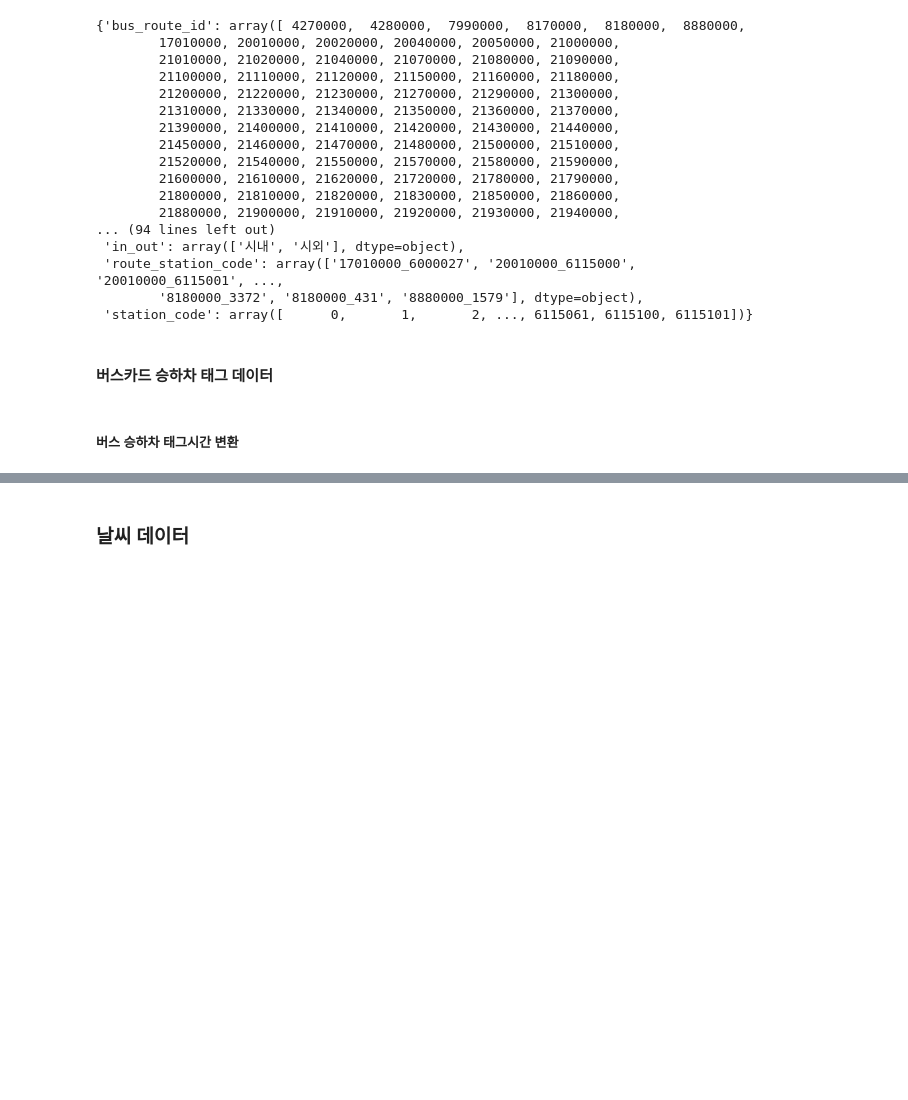
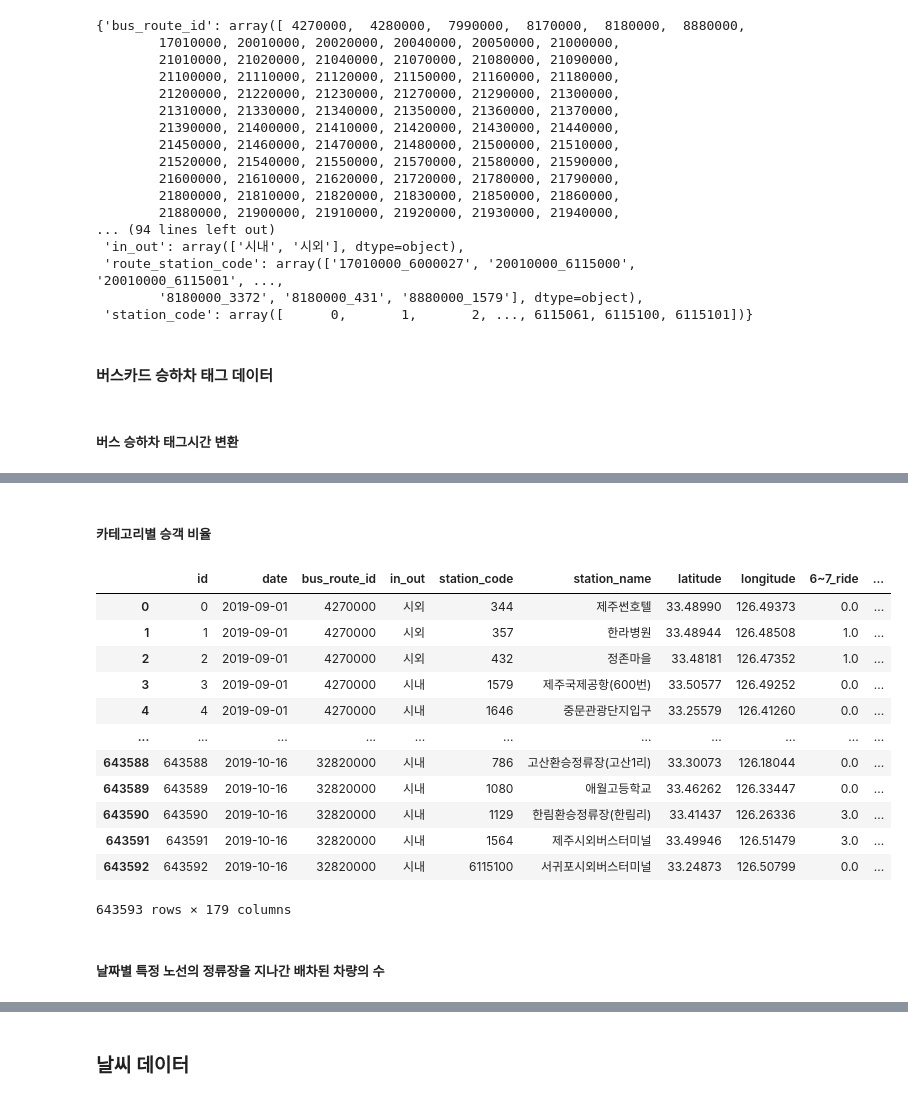
Before and after one commit to JerryKwon/Dacon_Supporters_1st, a Jupyter notebook: submissions/2nd_week/[데이콘 서포터즈 1기_권영인] How much heck the bus is in jeju than seoul_2nd week.ipynb, the cells around one changed output, grey strips where cells are left out. Drawn from its saved outputs; the diff is of its cells as text; code cells hidden in the pictures; blank space fills up the shorter version.

```diff
--- a/submissions/2nd_week/[데이콘 서포터즈 1기_권영인] How much heck the bus is in jeju than seoul_2nd week.ipynb
+++ b/submissions/2nd_week/[데이콘 서포터즈 1기_권영인] How much heck the bus is in jeju than seoul_2nd week.ipynb
@@ -625,0 +714,31 @@ bts
+# %% [markdown]
+##### 카테고리별 승객 비율
+# %%
+dummy = bts.groupby(["bus_route_id","user_category"])["user_count"].sum().reset_index()
+dummy.columns = list(dummy.columns[:2]) + ["user_count_by_cat"]
+dummy2 = bts.groupby(["bus_route_id"])["user_count"].sum().reset_index()
+dummy2.columns = list(dummy2.columns[:1]) + ["user_count_total"]
+
+df_user_cat_ratio = pd.merge(left=dummy,right=dummy2,how='inner',on='bus_route_id')
+df_user_cat_ratio["user_cat_ratio"] = df_user_cat_ratio["user_count_by_cat"] / df_user_cat_ratio["user_count_total"]
+df_user_cat_ratio = pd.pivot_table(data=df_user_cat_ratio,values="user_cat_ratio",index="bus_route_id",columns="user_category",aggfunc=np.max,fill_value=0)
+df_user_cat_ratio.columns = list(map(lambda x:"user_cat_ratio_"+str(x),df_user_cat_ratio.columns))
+data = pd.merge(left=data,right=df_user_cat_ratio,how='left',on='bus_route_id')
+data.loc[:,df_user_cat_ratio.columns].fillna(0,inplace=True)
+data
+# %% [output]
+|  | id | date | bus_route_id | in_out | station_code | station_name | latitude | longitude | 6~7_ride | ... |
+| 0 | 0 | 2019-09-01 | 4270000 | 시외 | 344 | 제주썬호텔 | 33.48990 | 126.49373 | 0.0 | ... |
+| 1 | 1 | 2019-09-01 | 4270000 | 시외 | 357 | 한라병원 | 33.48944 | 126.48508 | 1.0 | ... |
+| 2 | 2 | 2019-09-01 | 4270000 | 시외 | 432 | 정존마을 | 33.48181 | 126.47352 | 1.0 | ... |
+| 3 | 3 | 2019-09-01 | 4270000 | 시내 | 1579 | 제주국제공항(600번) | 33.50577 | 126.49252 | 0.0 | ... |
+| 4 | 4 | 2019-09-01 | 4270000 | 시내 | 1646 | 중문관광단지입구 | 33.25579 | 126.41260 | 0.0 | ... |
+| ... | ... | ... | ... | ... | ... | ... | ... | ... | ... | ... |
+| 643588 | 643588 | 2019-10-16 | 32820000 | 시내 | 786 | 고산환승정류장(고산1리) | 33.30073 | 126.18044 | 0.0 | ... |
+| 643589 | 643589 | 2019-10-16 | 32820000 | 시내 | 1080 | 애월고등학교 | 33.46262 | 126.33447 | 0.0 | ... |
+| 643590 | 643590 | 2019-10-16 | 32820000 | 시내 | 1129 | 한림환승정류장(한림리) | 33.41437 | 126.26336 | 3.0 | ... |
+| 643591 | 643591 | 2019-10-16 | 32820000 | 시내 | 1564 | 제주시외버스터미널 | 33.49946 | 126.51479 | 3.0 | ... |
+| 643592 | 643592 | 2019-10-16 | 32820000 | 시내 | 6115100 | 서귀포시외버스터미널 | 33.24873 | 126.50799 | 0.0 | ... |
+643593 rows × 179 columns
+# %% [markdown]
+##### 날짜별 특정 노선의 정류장을 지나간 배차된 차량의 수
```
Also changed, not shown: parts of 33 cells of this notebook.
